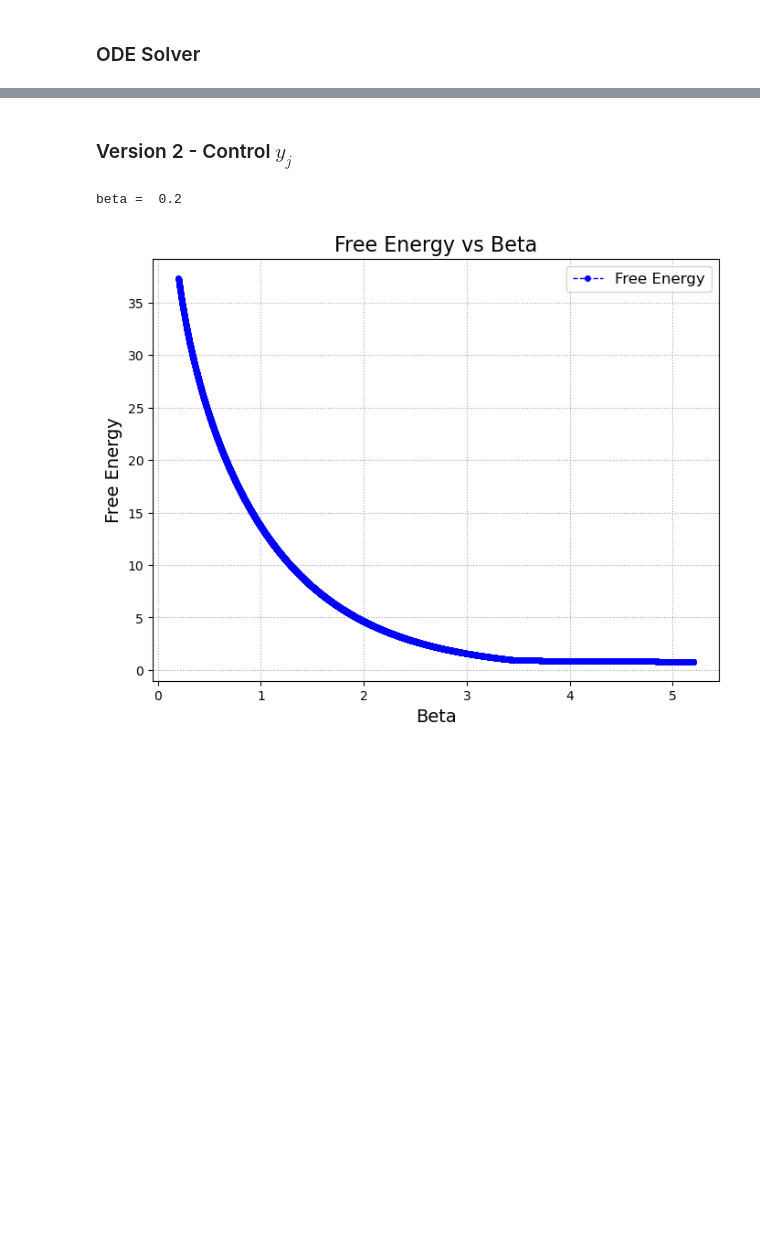
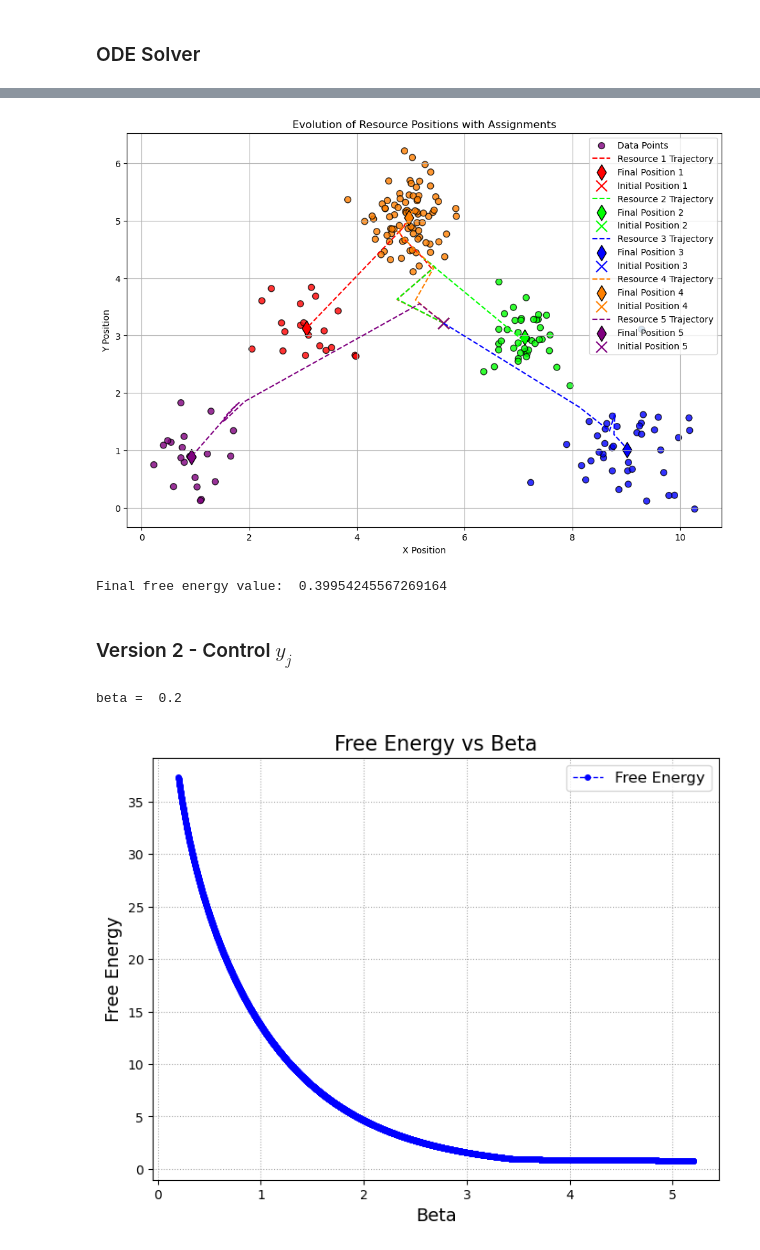
Before and after one commit to alisina75/Constrained-Clustering, a Jupyter notebook: Capacity_Constrained.ipynb, the cells around one changed output, grey strips where cells are left out. Cells and saved outputs as stored; diff of their text form; code cells hidden in the pictures; blank space fills up the shorter version.

```diff
--- a/Capacity_Constrained.ipynb
+++ b/Capacity_Constrained.ipynb
@@ -1325,3 +1560,64 @@ np.min(np.max(P_traj[-1,:,:], axis=1))
+# %%
+n_Y = m * 2  # Y has shape (m, 2)
+n_P = N * m  # P has shape (N, m)
+
+# ind = -3
+Y_traj = z_values[:, :n_Y].reshape(-1, m, 2)
+P_traj = z_values[:, n_Y:].reshape(-1, N, m)
+# %%
+# Define a color for each resource (RGB values) - Now for 5 resources
+resource_colors = np.array([
+    [1, 0, 0],    # Red for resource 1
+    [0, 1, 0],    # Green for resource 2
+    [0, 0, 1],    # Blue for resource 3
+    [1, 0.5, 0],  # Orange for resource 4
+    [0.5, 0, 0.5] # Purple for resource 5
+])
+
+# Plot setup
+plt.figure(figsize=(12, 8))
+
+# Compute colors for each data point at the final time step
+data_colors = np.dot(P_traj[-1], resource_colors)  # Weighted sum of resource colors at final step
+
+# Plot data points with computed colors
+plt.scatter(
+    X_init[:, 0], X_init[:, 1],
+    c=data_colors, s=50, edgecolor='k', alpha=0.8, label="Data Points"
+)
+
+# Plot trajectories and final positions of resources
+for i in range(m):
+    plt.plot(
+        Y_traj[:, i, 0], Y_traj[:, i, 1],  # Extract trajectory over time for resource i
+        label=f"Resource {i+1} Trajectory", linestyle="--", color=resource_colors[i]
+    )
+
+    # Mark final positions of resources
+    plt.scatter(
+        Y_traj[-1, i, 0], Y_traj[-1, i, 1],
+        marker="d", s=150, color=resource_colors[i], edgecolor='k', alpha=1, label=f"Final Position {i+1}"
+    )
+
+    # Mark initial positions of resources
+    plt.scatter(
+        Y_traj[0, i, 0], Y_traj[0, i, 1],
+        marker="x", s=150, color=resource_colors[i], label=f"Initial Position {i+1}"
+    )
+
+# Customize the plot
+plt.title("Evolution of Resource Positions with Assignments")
+plt.xlabel("X Position")
+plt.ylabel("Y Position")
+plt.legend()
+plt.grid(True)
+plt.show()
+# %% [output]
+[figure, added]
+# %%
+print('Final free energy value: ', Free_Energy(X_init, Y_traj[-1,:,:],q, P_traj[-1,:,:], beta_traj[-1]))
+# %% [output]
+Final free energy value:  0.39954245567269164
 # %% [markdown]
 ### Version 2 - Control $y_j$
 # %%
```
Also changed, not shown: parts of 22 cells of this notebook.
